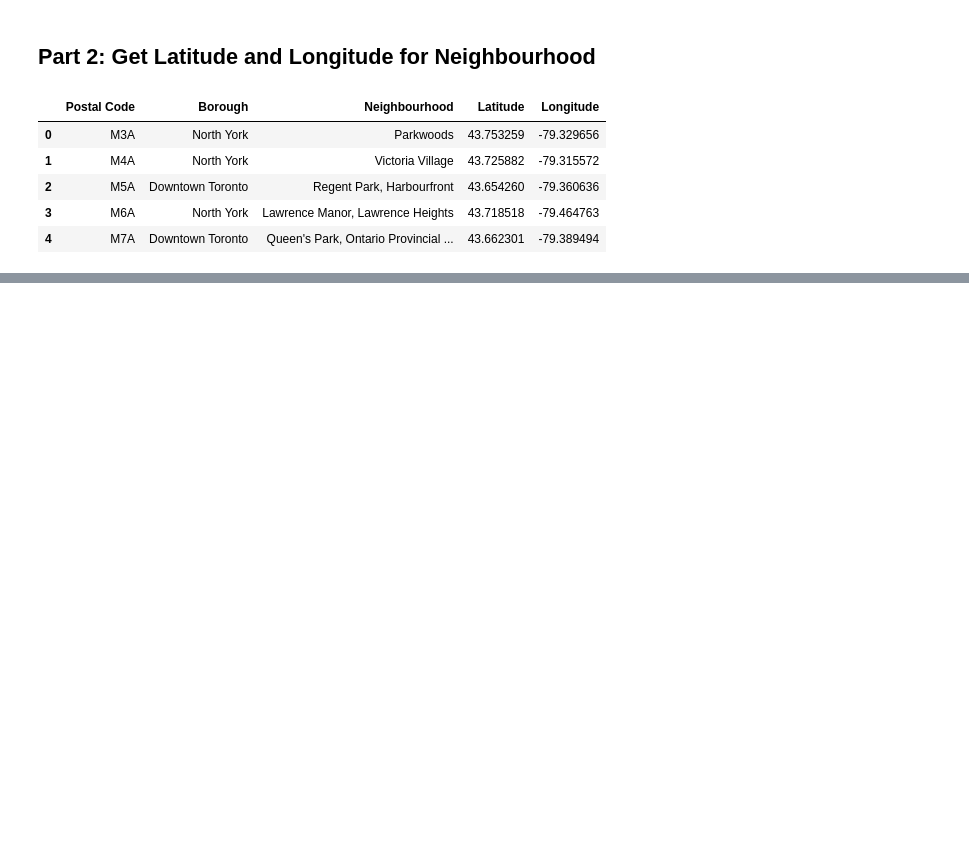
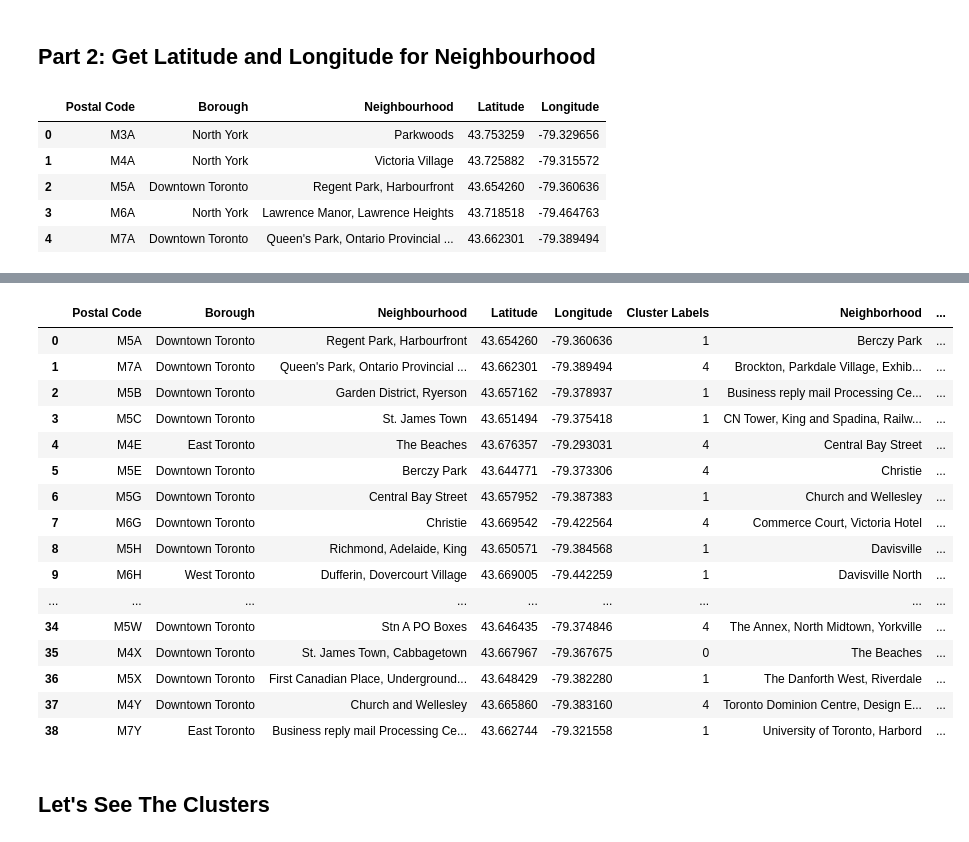
Before and after one commit to SarahLares/Coursera_Capstone, a Jupyter notebook: Clustering_Neighborhoods_Toronto.ipynb, the cells around one changed output, grey strips where cells are left out. Saved outputs shown, nothing was run; the diff lists cells and outputs as text; code cells hidden in the pictures; blank space fills up the shorter version.

```diff
--- a/Clustering_Neighborhoods_Toronto.ipynb
+++ b/Clustering_Neighborhoods_Toronto.ipynb
@@ -60,0 +305,6 @@ df_toronto.head()
+# %%
+def return_most_common_venues(row, num_top_venues):
+    row_categories = row.iloc[1:]
+    row_categories_sorted = row_categories.sort_values(ascending=False)
+
+    return row_categories_sorted.index.values[0:num_top_venues]
@@ -60,0 +313,21 @@ df_toronto.head()
+# %%
+num_top_venues = 10
+
+indicators = ['st', 'nd', 'rd']
+
+# create columns according to number of top venues
+columns = ['Neighborhood']
+for ind in np.arange(num_top_venues):
+    try:
+        columns.append('{}{} Most Common Venue'.format(ind+1, indicators[ind]))
+    except:
+        columns.append('{}th Most Common Venue'.format(ind+1))
+
+# create a new dataframe
+neighborhoods_venues_sorted = pd.DataFrame(columns=columns)
+neighborhoods_venues_sorted['Neighborhood'] = toronto_grouped['Neighborhood']
+
+for ind in np.arange(toronto_grouped.shape[0]):
+    neighborhoods_venues_sorted.iloc[ind, 1:] = return_most_common_venues(toronto_grouped.iloc[ind, :], num_top_venues)
+
+neighborhoods_venues_sorted.head()
@@ -60,0 +343,9 @@ df_toronto.head()
+# %%
+from sklearn.cluster import KMeans
+
+kclusters = 5
+
+toronto_grouped_clustering = toronto_grouped.drop('Neighborhood', 1)
+
+kmeans = KMeans(n_clusters=kclusters, random_state=0).fit(toronto_grouped_clustering)
+kmeans.labels_[0:10]
@@ -60,0 +365,2 @@ df_toronto.head()
+# %%
+neighborhoods_venues_sorted.insert(0, 'Cluster Labels', kmeans.labels_)
@@ -60,0 +380,25 @@ df_toronto.head()
+# %%
+toronto_merged = toronto_data
+toronto_merged = toronto_merged.join(neighborhoods_venues_sorted, lsuffix='Neighborhood', rsuffix='Neighborhood')
+
+toronto_merged.head(40)
+# %% [output]
+|  | Postal Code | Borough | Neighbourhood | Latitude | Longitude | Cluster Labels | Neighborhood | ... |
+| 0 | M5A | Downtown Toronto | Regent Park, Harbourfront | 43.654260 | -79.360636 | 1 | Berczy Park | ... |
+| 1 | M7A | Downtown Toronto | Queen's Park, Ontario Provincial ... | 43.662301 | -79.389494 | 4 | Brockton, Parkdale Village, Exhib... | ... |
+| 2 | M5B | Downtown Toronto | Garden District, Ryerson | 43.657162 | -79.378937 | 1 | Business reply mail Processing Ce... | ... |
+| 3 | M5C | Downtown Toronto | St. James Town | 43.651494 | -79.375418 | 1 | CN Tower, King and Spadina, Railw... | ... |
+| 4 | M4E | East Toronto | The Beaches | 43.676357 | -79.293031 | 4 | Central Bay Street | ... |
+| 5 | M5E | Downtown Toronto | Berczy Park | 43.644771 | -79.373306 | 4 | Christie | ... |
+| 6 | M5G | Downtown Toronto | Central Bay Street | 43.657952 | -79.387383 | 1 | Church and Wellesley | ... |
+| 7 | M6G | Downtown Toronto | Christie | 43.669542 | -79.422564 | 4 | Commerce Court, Victoria Hotel | ... |
+| 8 | M5H | Downtown Toronto | Richmond, Adelaide, King | 43.650571 | -79.384568 | 1 | Davisville | ... |
+| 9 | M6H | West Toronto | Dufferin, Dovercourt Village | 43.669005 | -79.442259 | 1 | Davisville North | ... |
+| ... | ... | ... | ... | ... | ... | ... | ... | ... |
+| 34 | M5W | Downtown Toronto | Stn A PO Boxes | 43.646435 | -79.374846 | 4 | The Annex, North Midtown, Yorkville | ... |
+| 35 | M4X | Downtown Toronto | St. James Town, Cabbagetown | 43.667967 | -79.367675 | 0 | The Beaches | ... |
+| 36 | M5X | Downtown Toronto | First Canadian Place, Underground... | 43.648429 | -79.382280 | 1 | The Danforth West, Riverdale | ... |
+| 37 | M4Y | Downtown Toronto | Church and Wellesley | 43.665860 | -79.383160 | 4 | Toronto Dominion Centre, Design E... | ... |
+| 38 | M7Y | East Toronto | Business reply mail Processing Ce... | 43.662744 | -79.321558 | 1 | University of Toronto, Harbord | ... |
+# %% [markdown]
+## Let's See The Clusters
```
Also changed, not shown: parts of 34 cells of this notebook.
